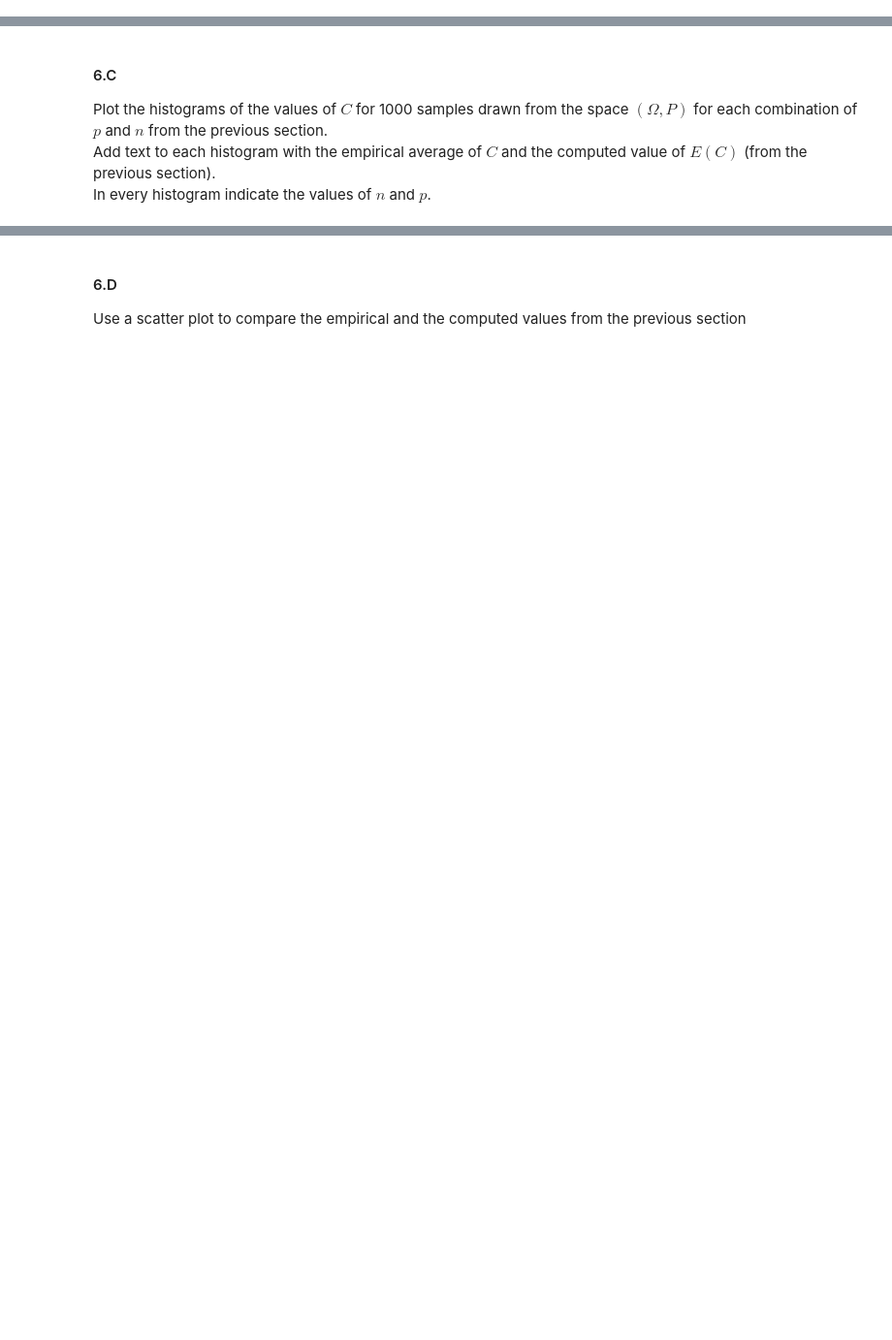
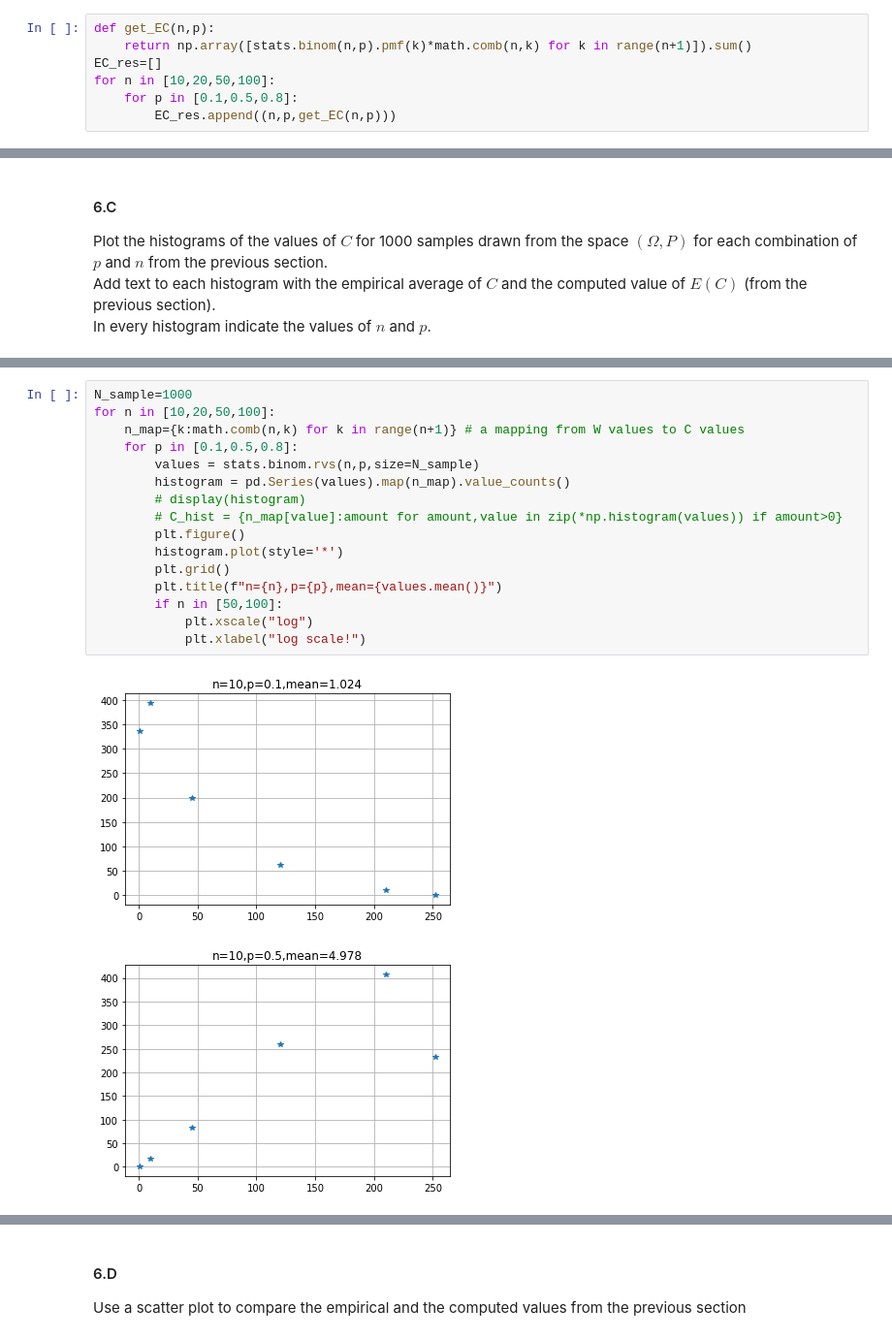
Before and after one commit to barboym/hw_statistics_runi, a Jupyter notebook: HW1a.ipynb, the cells around one changed output, grey strips where cells are left out. Shown at 97% size. Saved outputs shown, nothing was run; the diff lists cells and outputs as text; blank space fills up the shorter version.

```diff
--- a/HW1a.ipynb
+++ b/HW1a.ipynb
@@ -132,0 +151,7 @@ Compute $E(C)$ for $p=0.1, 0.5, 0.8$ and $n=10, 20, 50, 100$
+# %%
+def get_EC(n,p):
+    return np.array([stats.binom(n,p).pmf(k)*math.comb(n,k) for k in range(n+1)]).sum()
+EC_res=[]
+for n in [10,20,50,100]:
+    for p in [0.1,0.5,0.8]:
+        EC_res.append((n,p,get_EC(n,p)))
@@ -137,0 +192,19 @@ In every histogram indicate the values of $n$ and $p$.
+# %%
+N_sample=1000
+for n in [10,20,50,100]:
+    n_map={k:math.comb(n,k) for k in range(n+1)} # a mapping from W values to C values
+    for p in [0.1,0.5,0.8]:
+        values = stats.binom.rvs(n,p,size=N_sample)
+        histogram = pd.Series(values).map(n_map).value_counts()
+        # display(histogram)
+        # C_hist = {n_map[value]:amount for amount,value in zip(*np.histogram(values)) if amount>0}
+        plt.figure()
+        histogram.plot(style='*')
+        plt.grid()
+        plt.title(f"n={n},p={p},mean={values.mean()}")
+        if n in [50,100]:
+            plt.xscale("log")
+            plt.xlabel("log scale!")
+# %% [output]
+[figure, added]
+[figure, added]
```
Also changed, not shown: parts of 8 cells of this notebook, 1 other file.
